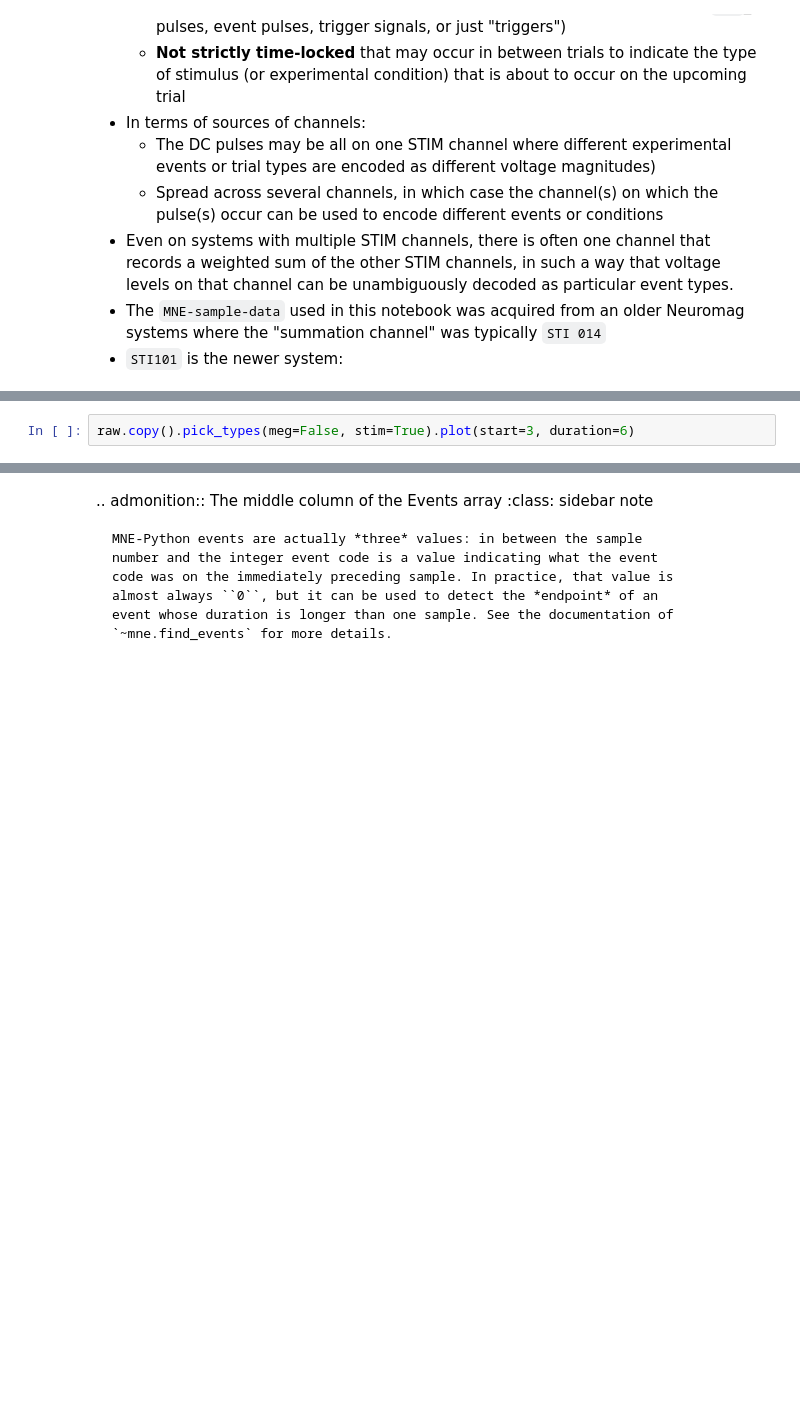
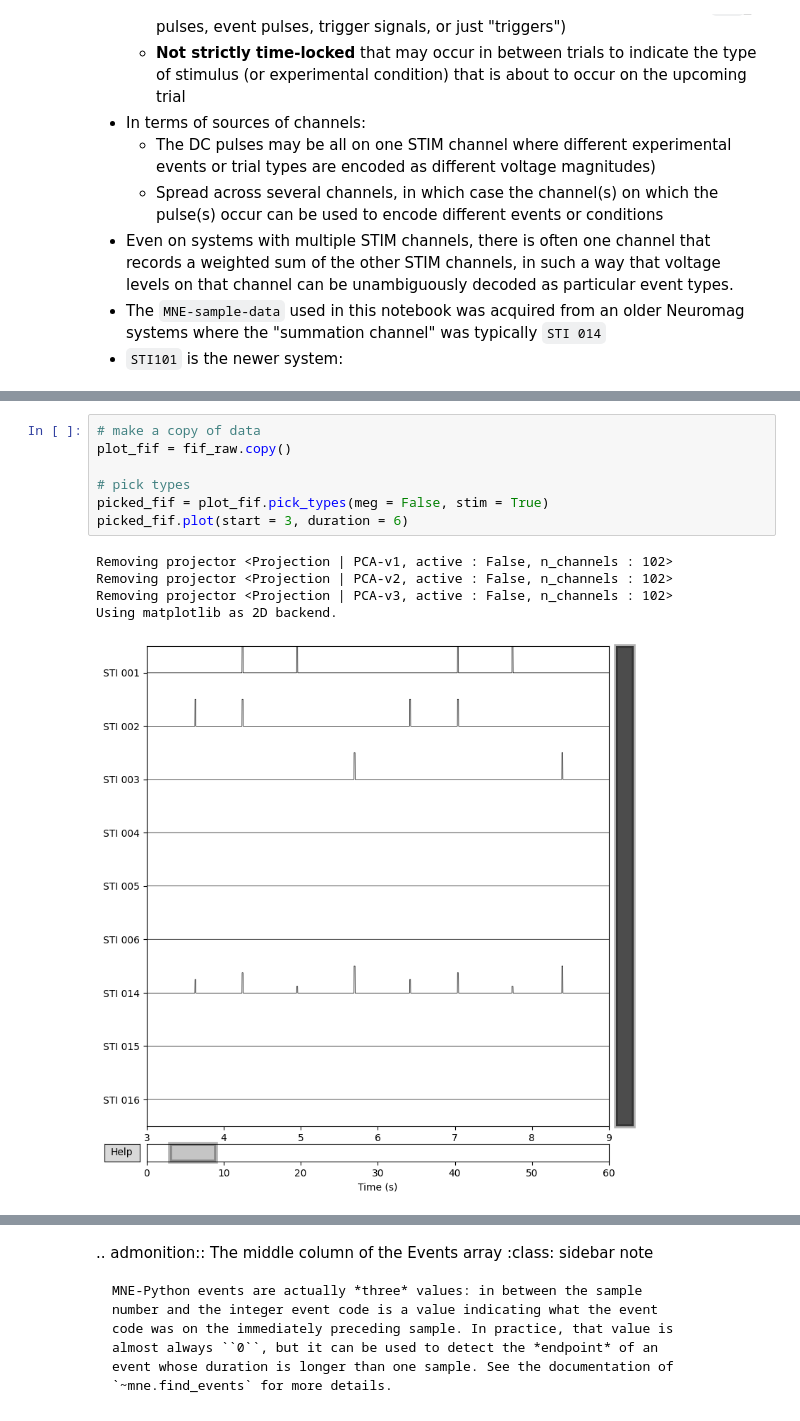
Before and after one commit to jonghang/neural_datascience, a Jupyter notebook: events_continouos_data/parsing_events_raw_data.ipynb, the cells around one changed output, grey strips where cells are left out. Cells and saved outputs as stored; diff of their text form; blank space fills up the shorter version.

```diff
--- a/events_continouos_data/parsing_events_raw_data.ipynb
+++ b/events_continouos_data/parsing_events_raw_data.ipynb
@@ -89,2 +93,13 @@ Generally speaking, both the Events and `mne.Annotations` data structures serve
 # %%
-raw.copy().pick_types(meg=False, stim=True).plot(start=3, duration=6)
+# make a copy of data
+plot_fif = fif_raw.copy()
+
+# pick types
+picked_fif = plot_fif.pick_types(meg = False, stim = True)
+picked_fif.plot(start = 3, duration = 6)
+# %% [output]
+Removing projector <Projection | PCA-v1, active : False, n_channels : 102>
+Removing projector <Projection | PCA-v2, active : False, n_channels : 102>
+Removing projector <Projection | PCA-v3, active : False, n_channels : 102>
+Using matplotlib as 2D backend.
+[figure, added]
```
Also changed, not shown: parts of 10 cells of this notebook.
